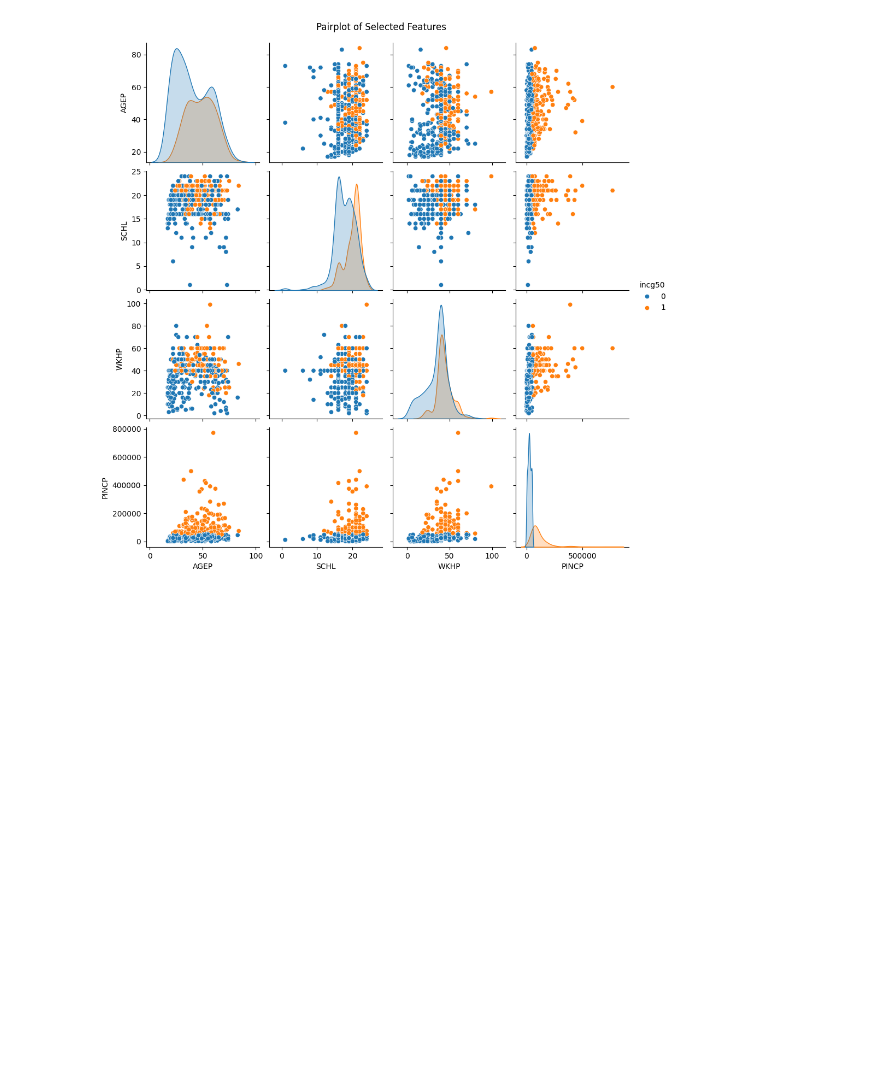
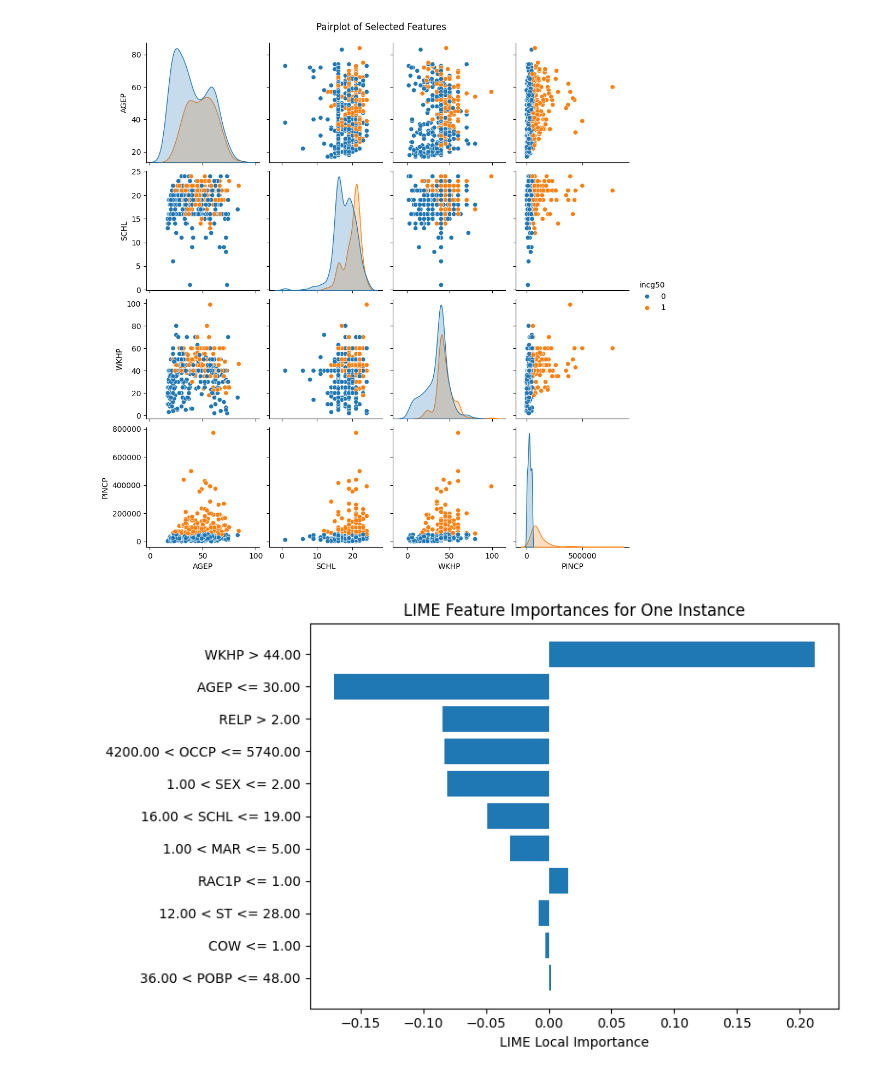
Before and after one commit to balad06/Post-Hoc-Explainability, a Jupyter notebook: notebooks/OPTILime.ipynb, the cells around one changed output. Drawn from its saved outputs; the diff is of its cells as text; code cells hidden in the pictures; blank space fills up the shorter version.

Commit message:
opti lime metrics

```diff
--- a/notebooks/OPTILime.ipynb
+++ b/notebooks/OPTILime.ipynb
@@ -215,3 +217,27 @@ plt.suptitle("Pairplot of Selected Features", y=1.02)
 plt.show()
 # %% [output]
 [figure]
+# %%
+
+exp = explainer.explain_instance(instance, rf_pipeline.predict_proba, num_features=len(feature_names))
+
+# Get feature importances as a list of (feature, weight)
+lime_importances = exp.as_list(label=1)  # For class 1 (>50K)
+
+# Convert to DataFrame for easier plotting
+import pandas as pd
+lime_df = pd.DataFrame(lime_importances, columns=['Feature', 'Importance'])
+lime_df = lime_df.sort_values('Importance', key=abs, ascending=False)
+
+# Plot LIME feature importances
+import matplotlib.pyplot as plt
+plt.figure(figsize=(8, 5))
+plt.barh(lime_df['Feature'], lime_df['Importance'])
+plt.xlabel('LIME Local Importance')
+plt.title('LIME Feature Importances for One Instance')
+plt.gca().invert_yaxis()
+plt.tight_layout()
+plt.show()
+# ...existing code...
+# %% [output]
+[figure, added]
```
Also changed, not shown: parts of 8 cells of this notebook, 1 other file.
